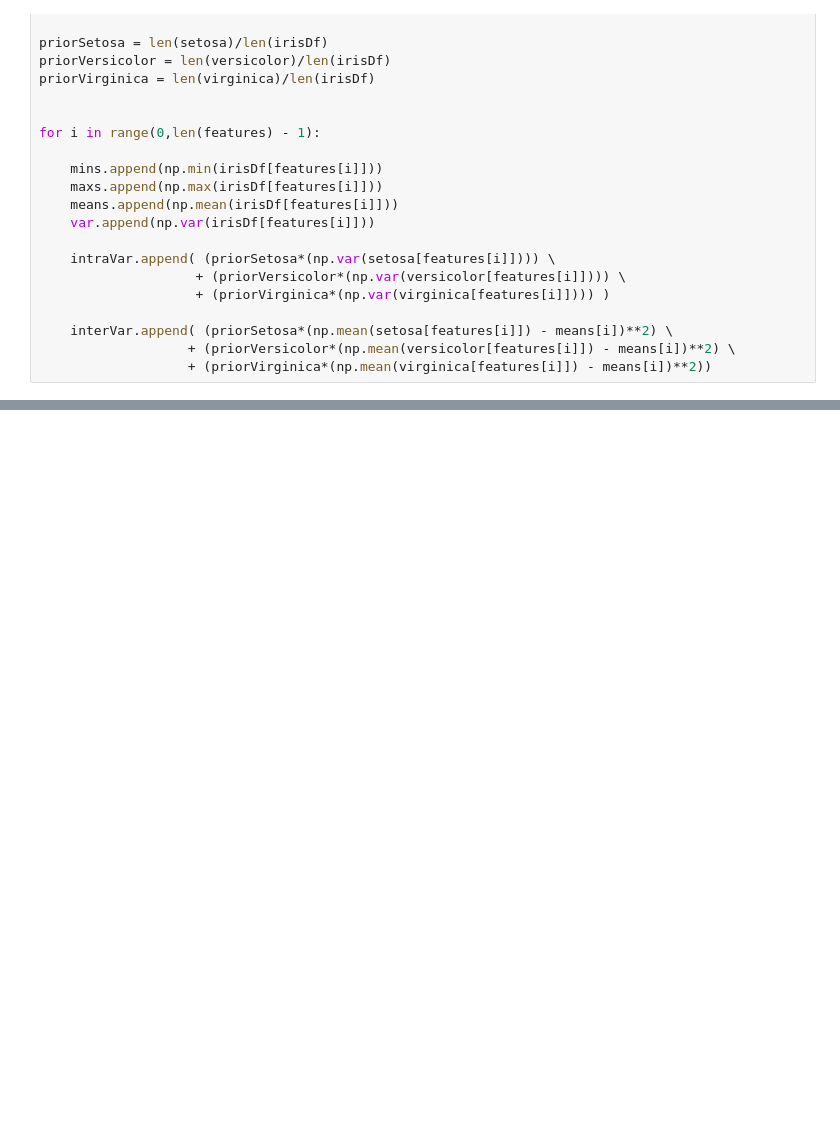
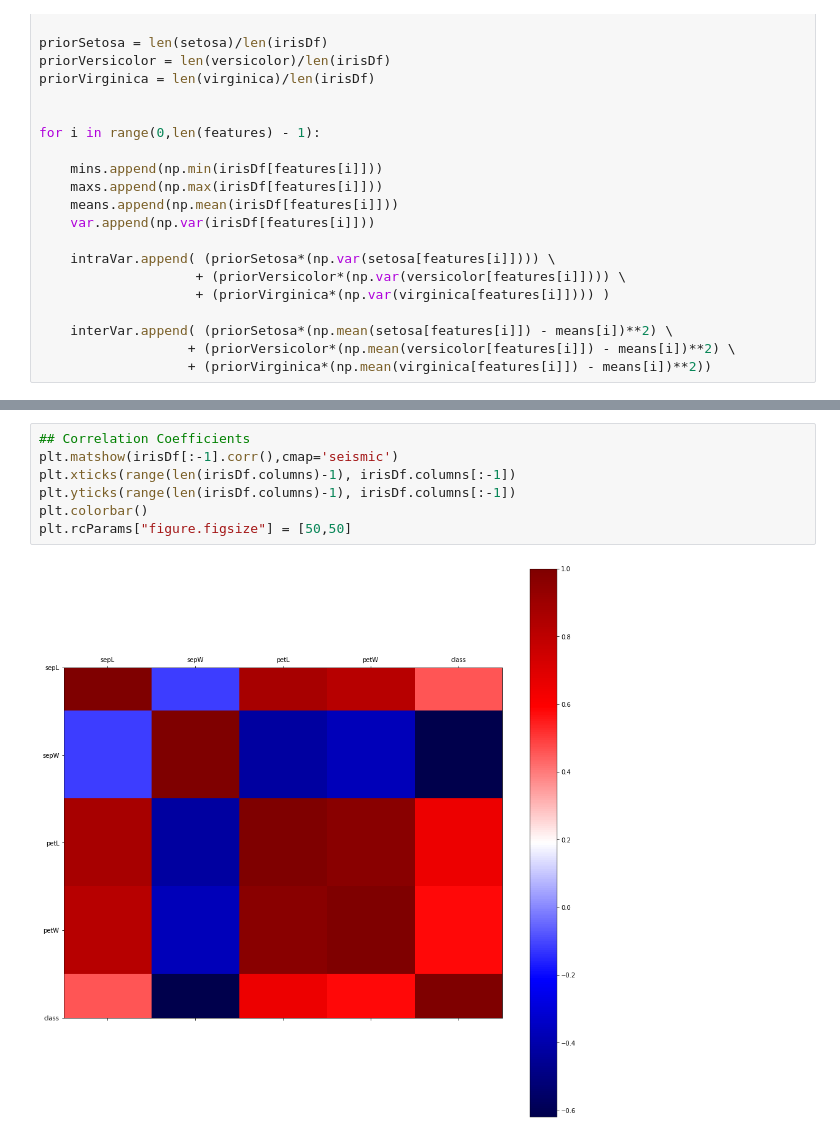
Before and after one commit to donpathirage/Least-Squares-Perceptron-and-Data-Analytics, a Jupyter notebook: Pathirage_Don_Proj1.ipynb, the cells around one changed output, grey strips where cells are left out. Drawn from its saved outputs; the diff is of its cells as text; blank space fills up the shorter version.

```diff
--- a/Pathirage_Don_Proj1.ipynb
+++ b/Pathirage_Don_Proj1.ipynb
@@ -147,0 +147,9 @@ InterClassVar  0.421414  0.075633  2.914019  0.536089
+# %%
+## Correlation Coefficients
+plt.matshow(irisDf[:-1].corr(),cmap='seismic')
+plt.xticks(range(len(irisDf.columns)-1), irisDf.columns[:-1])
+plt.yticks(range(len(irisDf.columns)-1), irisDf.columns[:-1])
+plt.colorbar()
+plt.rcParams["figure.figsize"] = [50,50]
+# %% [output]
+[figure, added]
```
Also changed, not shown: parts of 10 cells of this notebook.
